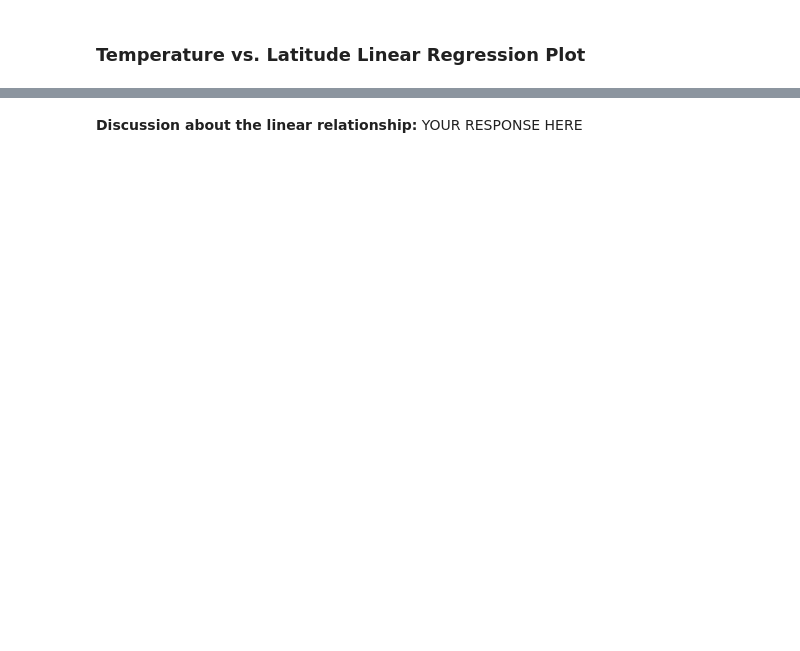
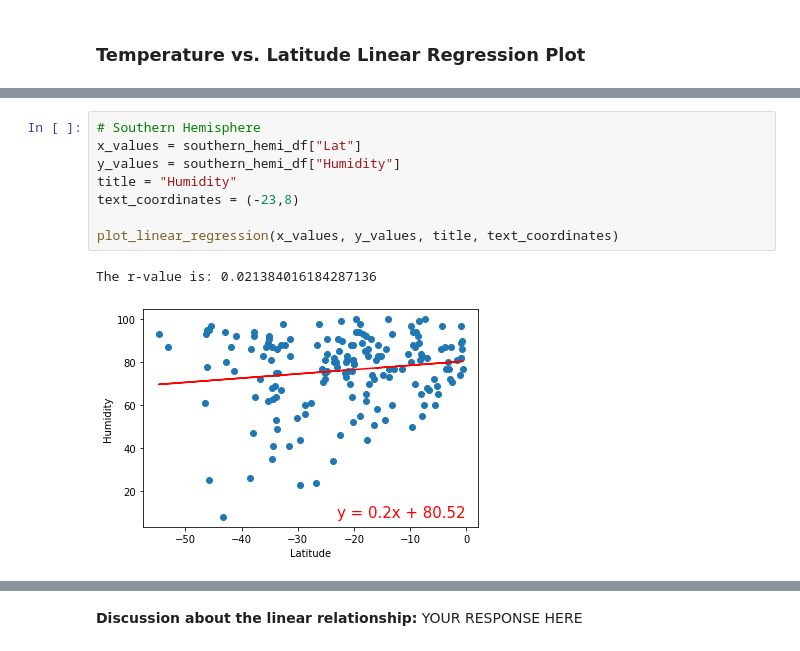
Before and after one commit to Ahmedabdullahi1/API_Challenge, a Jupyter notebook: Starter_Code/starter_code/WeatherPy.ipynb, the cells around one changed output, grey strips where cells are left out. Cells and saved outputs as stored; diff of their text form; blank space fills up the shorter version.

```diff
--- a/Starter_Code/starter_code/WeatherPy.ipynb
+++ b/Starter_Code/starter_code/WeatherPy.ipynb
@@ -360,0 +435,11 @@ southern_hemi_df.head()
+# %%
+# Southern Hemisphere
+x_values = southern_hemi_df["Lat"]
+y_values = southern_hemi_df["Humidity"]
+title = "Humidity"
+text_coordinates = (-23,8)
+
+plot_linear_regression(x_values, y_values, title, text_coordinates)
+# %% [output]
+The r-value is: 0.021384016184287136
+[figure, added]
```
Also changed, not shown: parts of 43 cells of this notebook, 5 other files.
